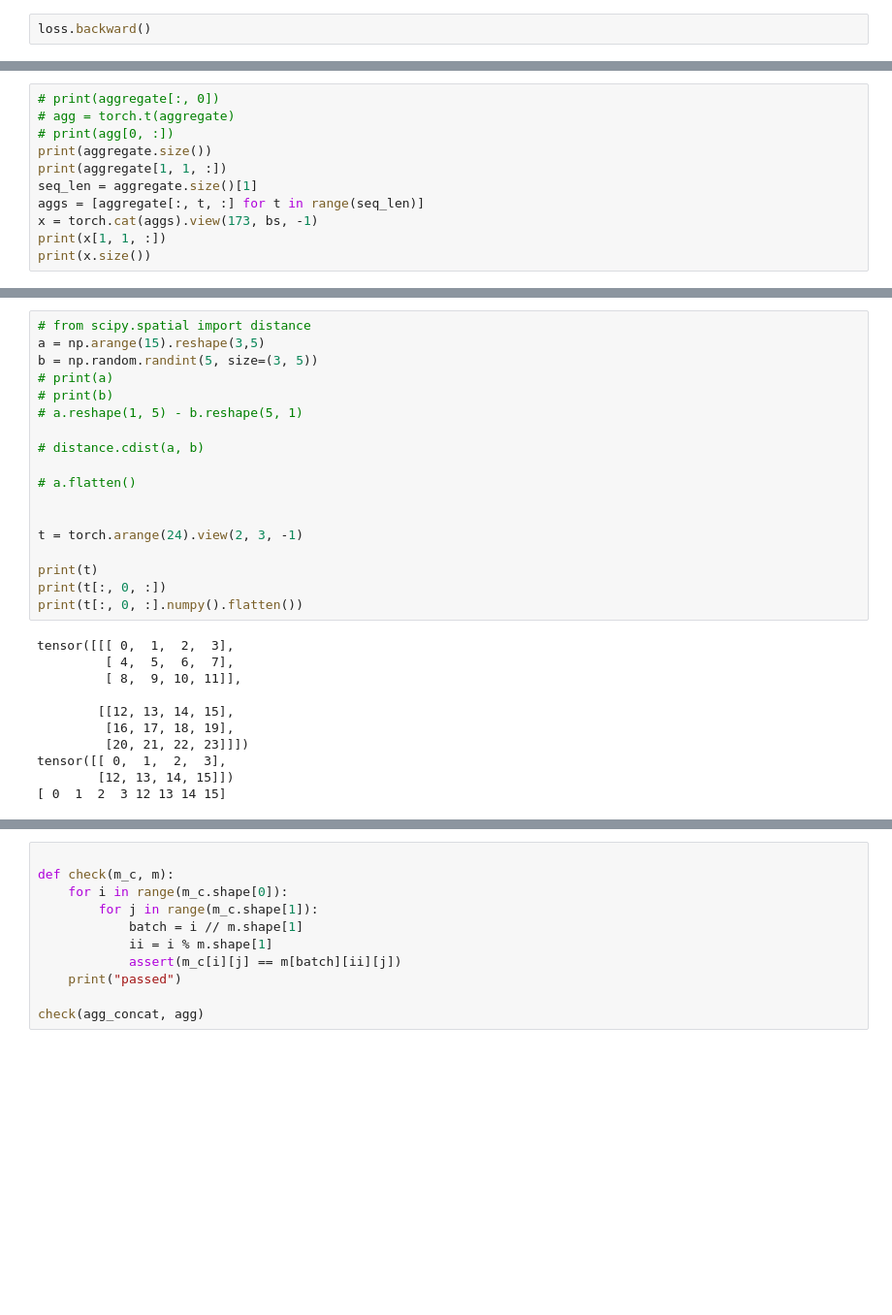
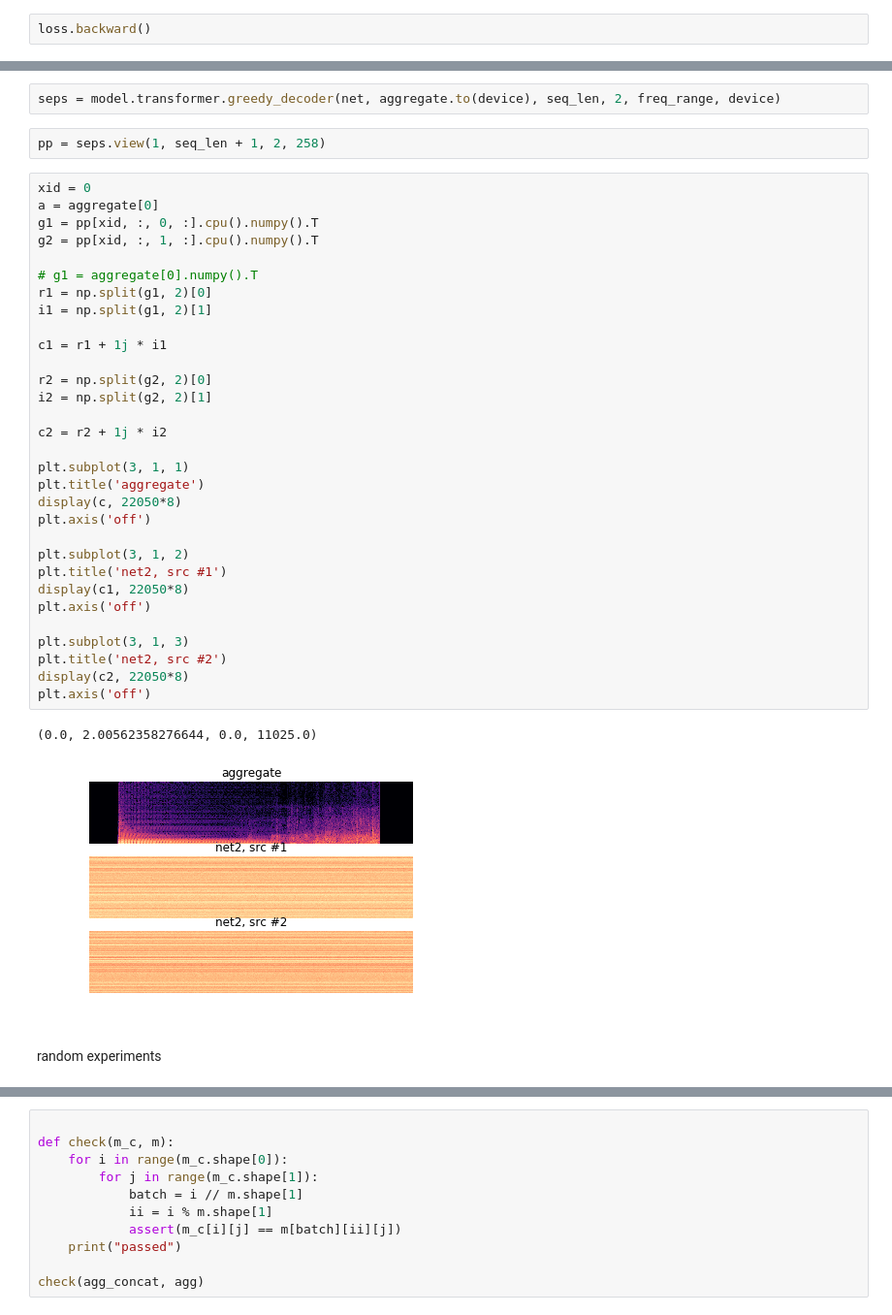
Before and after one commit to tianjunm/monaural-source-separation, a Jupyter notebook: scratch_working.ipynb, the cells around one changed output, grey strips where cells are left out. Shown at 97% size. Cells and saved outputs as stored; diff of their text form; blank space fills up the shorter version.

```diff
--- a/scratch_working.ipynb
+++ b/scratch_working.ipynb
@@ -399,11 +260,0 @@ torch.Size([173, 1025])
-# %%
-# print(aggregate[:, 0])
-# agg = torch.t(aggregate)
-# print(agg[0, :])
-print(aggregate.size())
-print(aggregate[1, 1, :])
-seq_len = aggregate.size()[1]
-aggs = [aggregate[:, t, :] for t in range(seq_len)]
-x = torch.cat(aggs).view(173, bs, -1)
-print(x[1, 1, :])
-print(x.size())
@@ -417,30 +261,41 @@ torch.Size([173, 32, 1025])
-# %%
-# from scipy.spatial import distance
-a = np.arange(15).reshape(3,5)
-b = np.random.randint(5, size=(3, 5))
-# print(a)
-# print(b)
-# a.reshape(1, 5) - b.reshape(5, 1)
-
-# distance.cdist(a, b)
-
-# a.flatten()
-
-
-t = torch.arange(24).view(2, 3, -1)
-
-print(t)
-print(t[:, 0, :])
-print(t[:, 0, :].numpy().flatten())
-# %% [output]
-tensor([[[ 0,  1,  2,  3],
-         [ 4,  5,  6,  7],
-         [ 8,  9, 10, 11]],
-
-        [[12, 13, 14, 15],
-         [16, 17, 18, 19],
-         [20, 21, 22, 23]]])
-tensor([[ 0,  1,  2,  3],
-        [12, 13, 14, 15]])
-[ 0  1  2  3 12 13 14 15]
+# %%
+seps = model.transformer.greedy_decoder(net, aggregate.to(device), seq_len, 2, freq_range, device)
+# %%
+pp = seps.view(1, seq_len + 1, 2, 258)
+# %%
+xid = 0
+a = aggregate[0]
+g1 = pp[xid, :, 0, :].cpu().numpy().T
+g2 = pp[xid, :, 1, :].cpu().numpy().T
+
+# g1 = aggregate[0].numpy().T
+r1 = np.split(g1, 2)[0]
+i1 = np.split(g1, 2)[1]
+
+c1 = r1 + 1j * i1
+
+r2 = np.split(g2, 2)[0]
+i2 = np.split(g2, 2)[1]
+
+c2 = r2 + 1j * i2
+
+plt.subplot(3, 1, 1)
+plt.title('aggregate')
+display(c, 22050*8)
+plt.axis('off')
+
+plt.subplot(3, 1, 2)
+plt.title('net2, src #1')
+display(c1, 22050*8)
+plt.axis('off')
+
+plt.subplot(3, 1, 3)
+plt.title('net2, src #2')
+display(c2, 22050*8)
+plt.axis('off')
+# %% [output]
+(0.0, 2.00562358276644, 0.0, 11025.0)
+[figure, added]
+# %% [markdown]
+random experiments
 # %%
```
Also changed, not shown: parts of 33 cells of this notebook, 4 other files.
